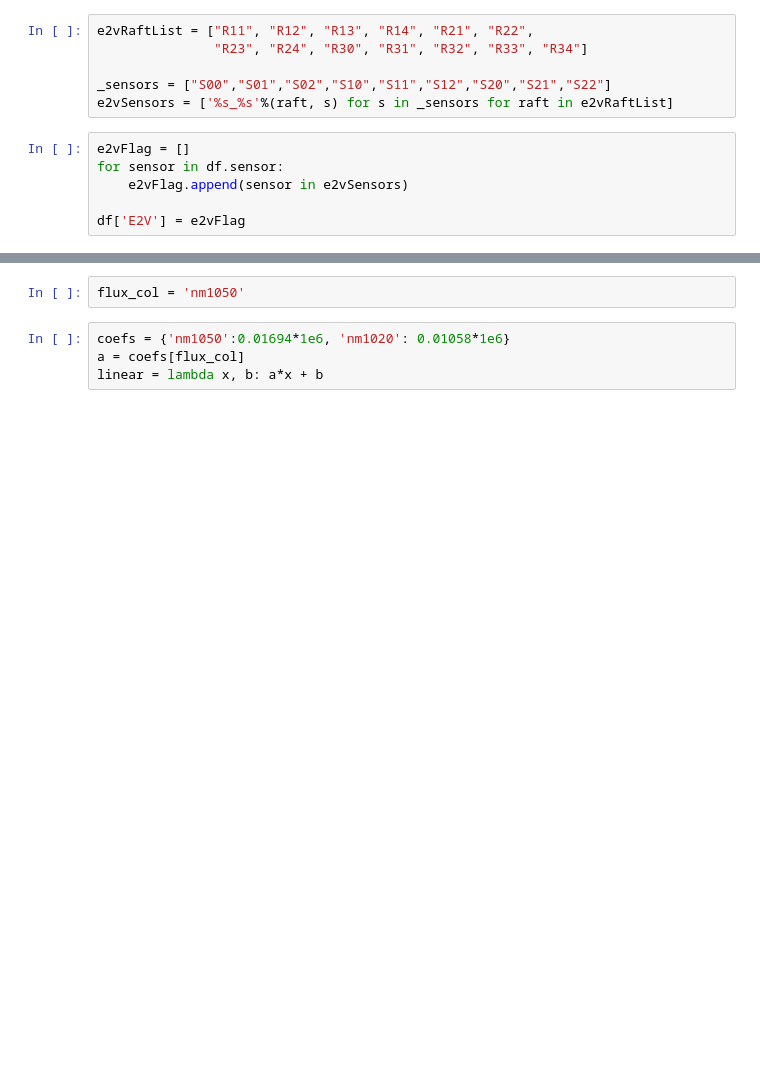
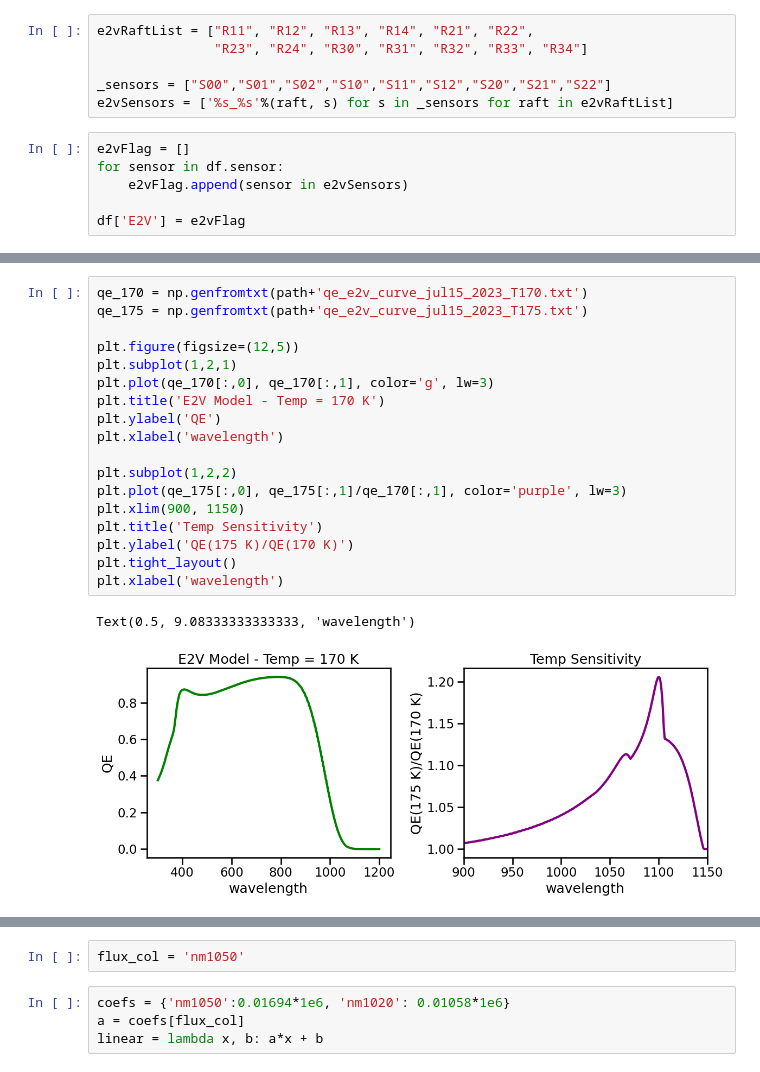
Before and after one commit to estevesjh/slacSummer2023, a Jupyter notebook: ccdTemp/1-QETemp-Calibration.ipynb, the cells around one changed output, grey strips where cells are left out. Cells and saved outputs as stored; diff of their text form; blank space fills up the shorter version.

Commit message:
rtd plots

```diff
--- a/ccdTemp/1-QETemp-Calibration.ipynb
+++ b/ccdTemp/1-QETemp-Calibration.ipynb
@@ -48,0 +76,21 @@ df['RXX'] = df.sensor.apply(lambda x: x.split('_')[0])
+# %%
+qe_170 = np.genfromtxt(path+'qe_e2v_curve_jul15_2023_T170.txt')
+qe_175 = np.genfromtxt(path+'qe_e2v_curve_jul15_2023_T175.txt')
+
+plt.figure(figsize=(12,5))
+plt.subplot(1,2,1)
+plt.plot(qe_170[:,0], qe_170[:,1], color='g', lw=3)
+plt.title('E2V Model - Temp = 170 K')
+plt.ylabel('QE')
+plt.xlabel('wavelength')
+
+plt.subplot(1,2,2)
+plt.plot(qe_175[:,0], qe_175[:,1]/qe_170[:,1], color='purple', lw=3)
+plt.xlim(900, 1150)
+plt.title('Temp Sensitivity')
+plt.ylabel('QE(175 K)/QE(170 K)')
+plt.tight_layout()
+plt.xlabel('wavelength')
+# %% [output]
+Text(0.5, 9.08333333333333, 'wavelength')
+[figure, added]
```
Also changed, not shown: parts of 71 cells of this notebook, 22 other files.
